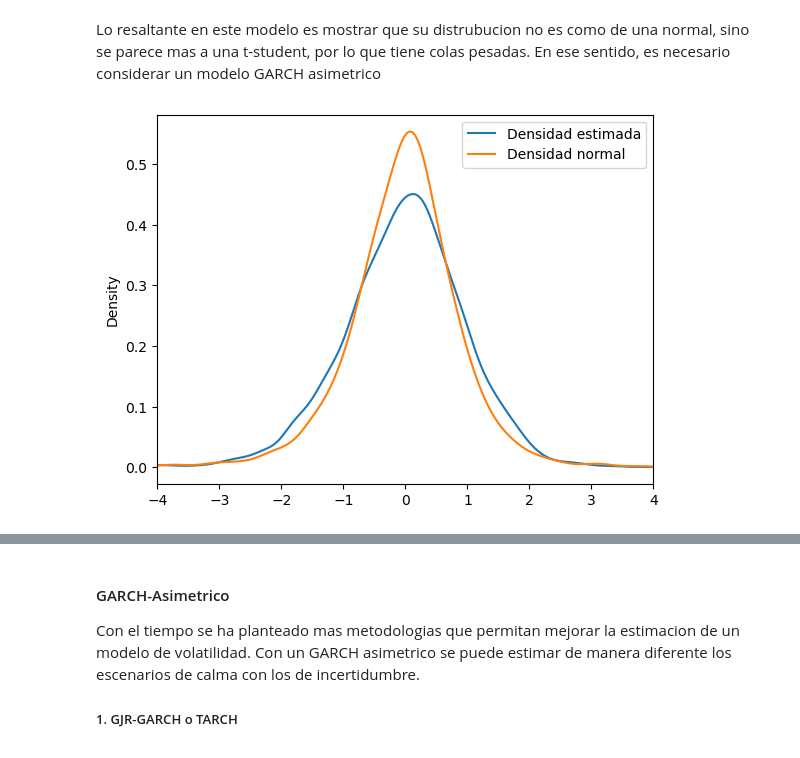
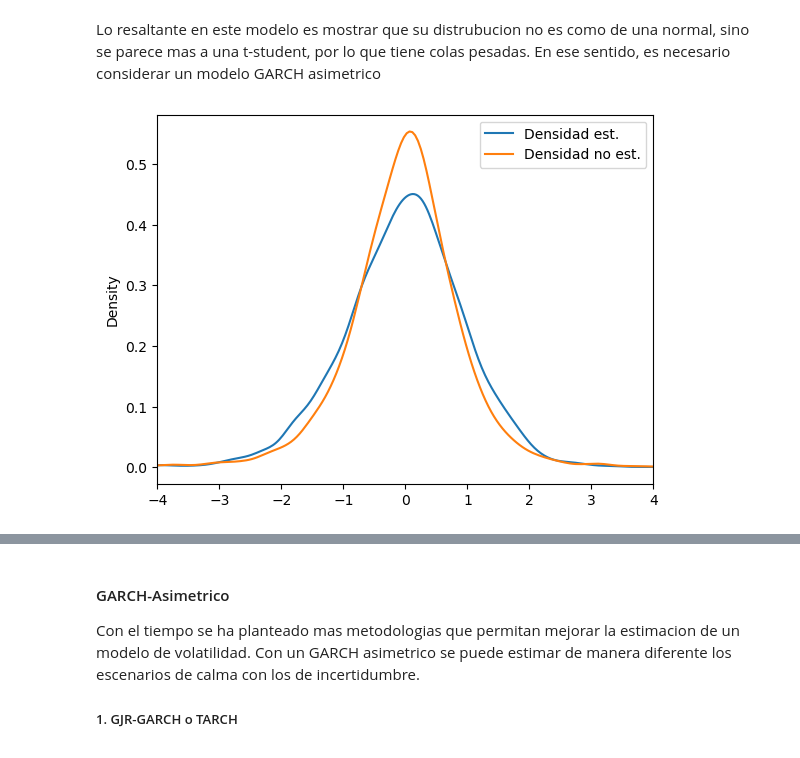
Before and after one commit to mauricioalvaradoo/time_series, a Jupyter notebook: 7 Volatilily.ipynb, the cells around one changed output, grey strips where cells are left out. Drawn from its saved outputs; the diff is of its cells as text; code cells hidden in the pictures.

```diff
--- a/7 Volatilily.ipynb
+++ b/7 Volatilily.ipynb
@@ -222,13 +222,15 @@ Covariance estimator: robust
 # %% [markdown]
 Lo resaltante en este modelo es mostrar que su distrubucion no es como de una normal, sino se parece mas a una t-student, por lo que tiene colas pesadas. En ese sentido, es necesario considerar un modelo GARCH asimetrico
 # %%
-std_resid = garch.resid / garch.conditional_volatility
-unit_var_resid = garch.resid / garch.resid.std()
+estandarizado = garch.resid / garch.conditional_volatility
+no_estandarizada = garch.resid / garch.resid.std()
 
 
-df = pd.concat([std_resid, unit_var_resid], 1)
+df = pd.concat([estandarizado, no_estandarizada], 1)
 
-df.columns = ["Densidad estimada", "Densidad normal"]
-subplot = df.plot(kind="kde", xlim=(-4, 4))
+df.columns = ["Densidad est.", "Densidad no est."]
+df.plot(kind="kde", xlim=(-4, 4))
+
+plt.show()
 # %% [output]
-[figure, old version]
+[figure, new version]
```
Also changed, not shown: parts of 7 cells of this notebook.
